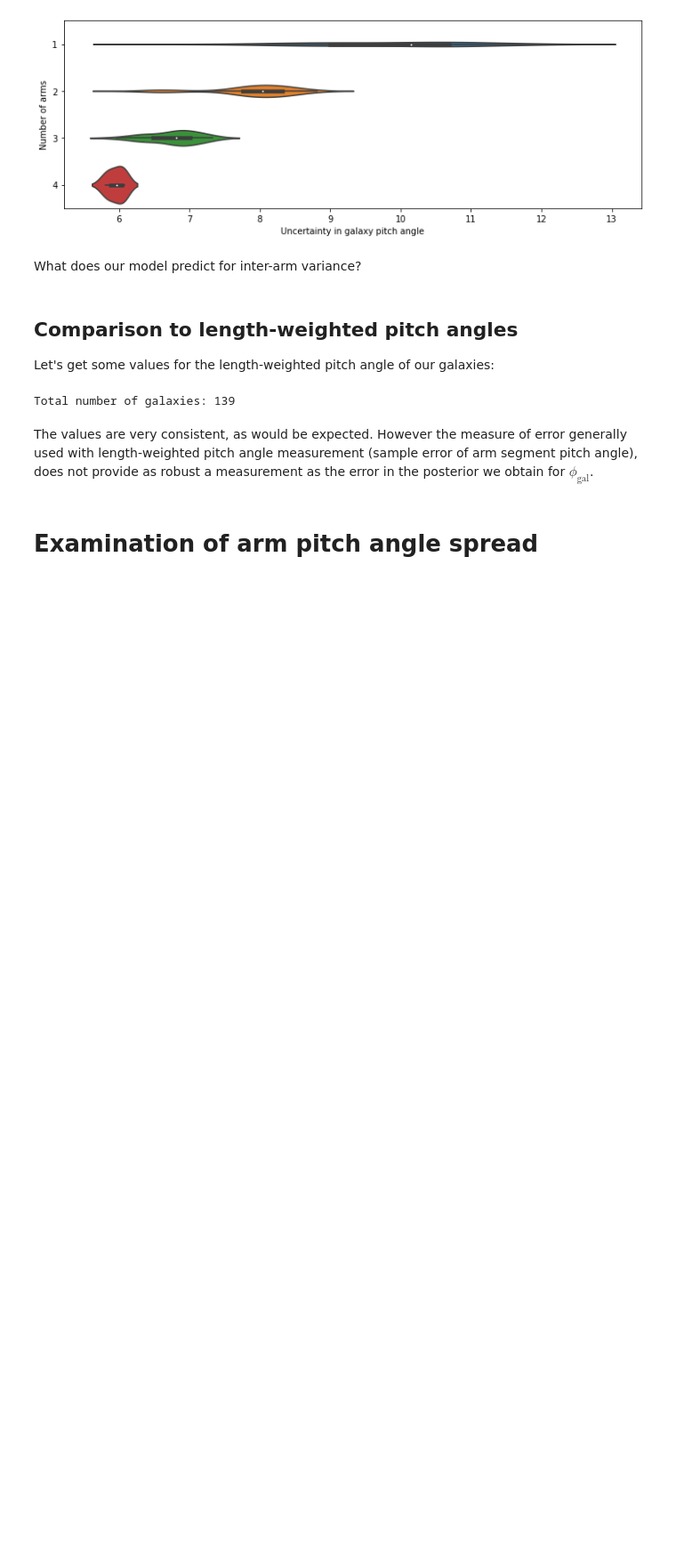
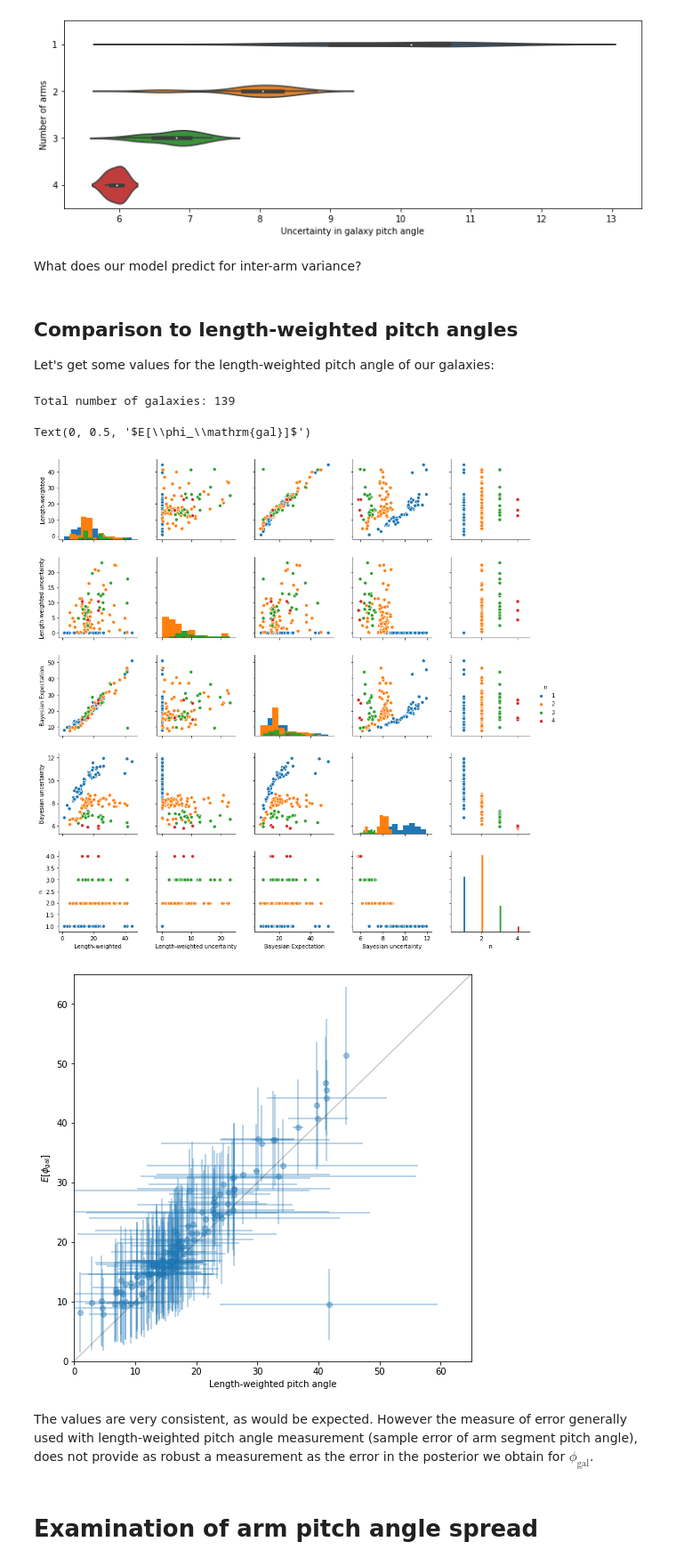
Before and after one commit to tingard/bayesian-hierachial-spiral-modelling, a Jupyter notebook: result_exploration.ipynb, the cells around one changed output. Shown: that part at 89% size. Saved outputs shown, nothing was run; the diff lists cells and outputs as text; code cells hidden in the pictures; blank space fills up the shorter version.

```diff
--- a/result_exploration.ipynb
+++ b/result_exploration.ipynb
@@ -137,33 +200,37 @@ Total number of galaxies: 139
 # %%
 lw_df = pd.concat((
     pa_lw_mean.dropna().rename('lw'),
     pa_lw_err.rename('lw_err'),
     pa_expectation.rename('E'),
     pa_std.rename('E_err'),
     bhsm.galaxies.apply(len).rename('n'),
 ), axis=1).dropna()
 
-# g = sns.pairplot(
-#     lw_df.rename(columns=dict(
-#         lw='Length-weighted',
-#         lw_err='Length-weighted uncertainty',
-#         E='Bayesian Expectation',
-#         E_err='Bayesian uncertainty',
-#     )),
-#     hue='n', diag_kind='hist'
-# )
+g = sns.pairplot(
+    lw_df.rename(columns=dict(
+        lw='Length-weighted',
+        lw_err='Length-weighted uncertainty',
+        E='Bayesian Expectation',
+        E_err='Bayesian uncertainty',
+    )),
+    hue='n', diag_kind='hist'
+)
 
-# plt.figure(figsize=(8, 8))
-# plt.errorbar(
-#     lw_df['lw'], lw_df['E'],
-#     xerr=lw_df['lw_err'], yerr=lw_df['E_err'],
-#     fmt='o', alpha=0.4
-# )
-# plt.plot((0, 90), (0, 90), c='k', alpha=0.2)
-# plt.xlim(0, 65)
-# plt.ylim(0, 65)
-# plt.xlabel('Length-weighted pitch angle')
-# plt.ylabel('Expectation from Bayesian modelling')
+plt.figure(figsize=(8, 8))
+plt.errorbar(
+    lw_df['lw'], lw_df['E'],
+    xerr=lw_df['lw_err'], yerr=lw_df['E_err'],
+    fmt='o', alpha=0.4
+)
+plt.plot((0, 90), (0, 90), c='k', alpha=0.2)
+plt.xlim(0, 65)
+plt.ylim(0, 65)
+plt.xlabel('Length-weighted pitch angle')
+plt.ylabel(r'$E[\phi_\mathrm{gal}]$')
+# %% [output]
+Text(0, 0.5, '$E[\\phi_\\mathrm{gal}]$')
+[figure, added]
+[figure, added]
 # %% [markdown]
 The values are very consistent, as would be expected. However the measure of error generally used with length-weighted pitch angle measurement (sample error of arm segment pitch angle), does not provide as robust a measurement as the error in the posterior we obtain for $\phi_\mathrm{gal}$.
 # %% [markdown]
```
Also changed, not shown: parts of 68 cells of this notebook, 28 other files.
